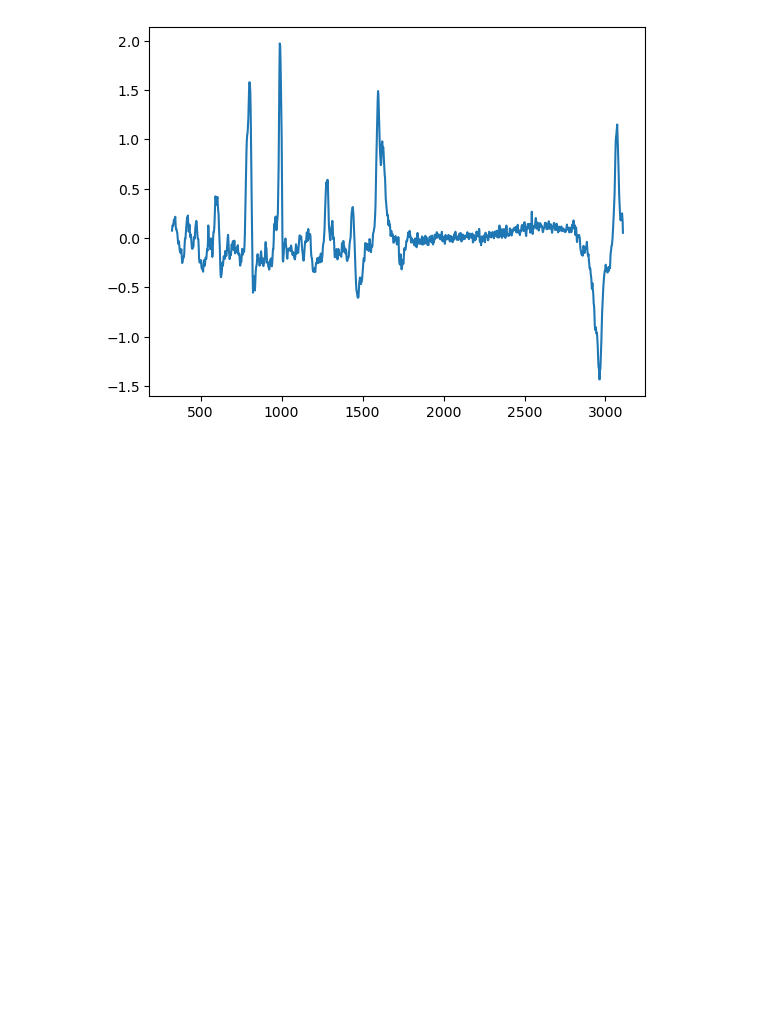
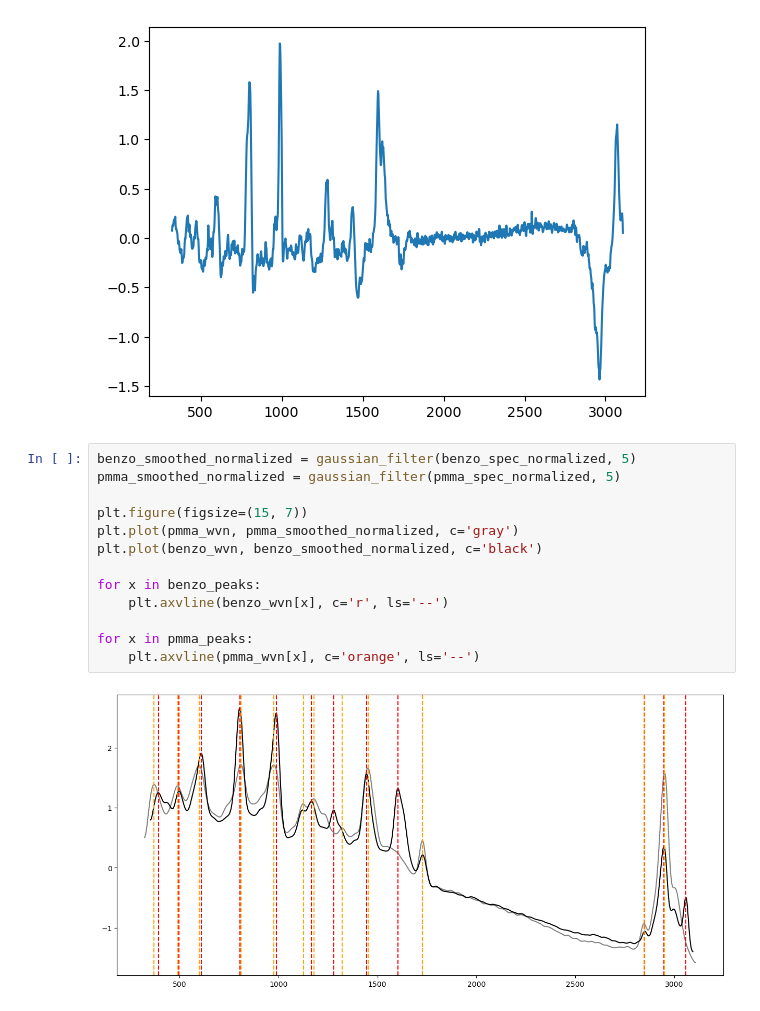
Before and after one commit to NoaVidovic/raman-processing, a Jupyter notebook: analysis.ipynb, the cells around one changed output. Saved outputs shown, nothing was run; the diff lists cells and outputs as text; blank space fills up the shorter version.

```diff
--- a/analysis.ipynb
+++ b/analysis.ipynb
@@ -192,3 +196,18 @@ plt.plot(pmma_wvn, benzo_spec_normalized - pmma_smoothed_normalized)
 # %% [output]
 [<matplotlib.lines.Line2D at 0x...>]
 [figure]
+# %%
+benzo_smoothed_normalized = gaussian_filter(benzo_spec_normalized, 5)
+pmma_smoothed_normalized = gaussian_filter(pmma_spec_normalized, 5)
+
+plt.figure(figsize=(15, 7))
+plt.plot(pmma_wvn, pmma_smoothed_normalized, c='gray')
+plt.plot(benzo_wvn, benzo_smoothed_normalized, c='black')
+
+for x in benzo_peaks:
+    plt.axvline(benzo_wvn[x], c='r', ls='--')
+
+for x in pmma_peaks:
+    plt.axvline(pmma_wvn[x], c='orange', ls='--')
+# %% [output]
+[figure, added]
```
Also changed, not shown: parts of 24 cells of this notebook.
